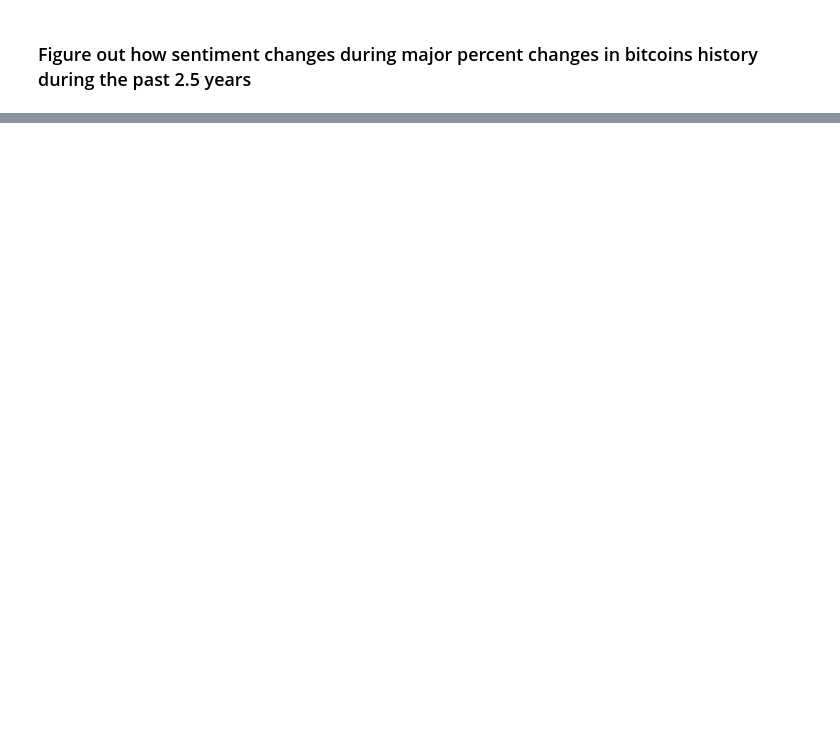
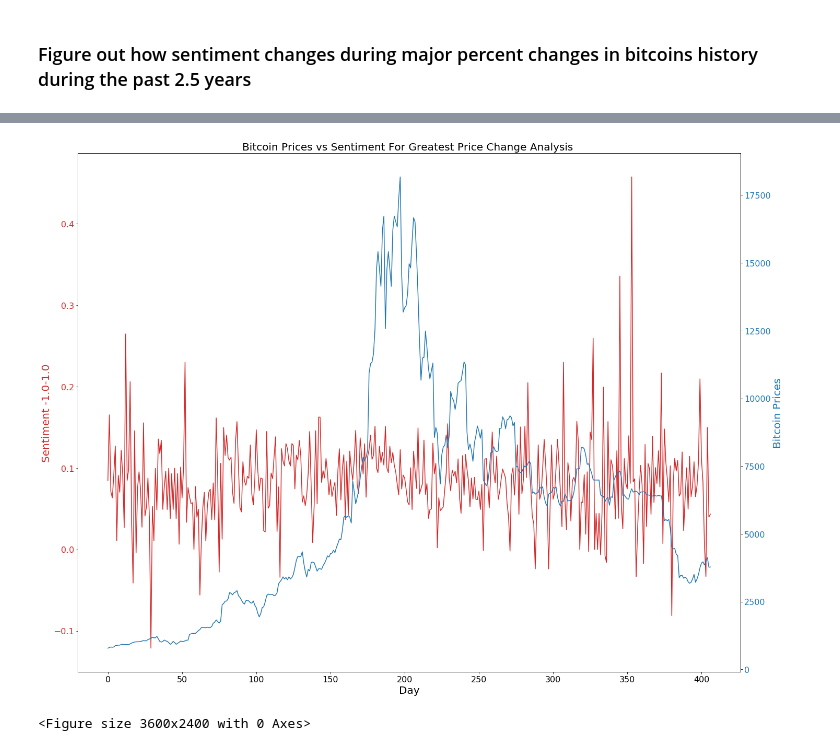
Before and after one commit to MohammadBakir/Bitcoin-Price-Prediction, a Jupyter notebook: sentiment_analysis/bitcoin_news_sentiment_analysis.ipynb, the cells around one changed output, grey strips where cells are left out. Cells and saved outputs as stored; diff of their text form; code cells hidden in the pictures; blank space fills up the shorter version.

Commit message:
Graphed Price vs Sentiment Windows
100 Day Window Increments over 2.5 Years

```diff
--- a/sentiment_analysis/bitcoin_news_sentiment_analysis.ipynb
+++ b/sentiment_analysis/bitcoin_news_sentiment_analysis.ipynb
@@ -209,7 +177,7 @@ def article_loc_of_lrg_coin_price_diff(df_changes,df_sentiment):
 
         if len(location) == 1:
             index = location.index[0]
-            index_range = range(index-3,index+4)
+            index_range = range(index-5,index+6)
             sentiment_prev_post_postive_price_change.append(index_range)
         else:
             pass
@@ -308,0 +205,42 @@ def graph_sentiment(sentiment_data, file_name, type_of_analysis=None):
+# %%
+#Flatten Lists
+articles_sentiment_lrgst_bit_price_chng = [item for sublist in articles_sentiment_lrgst_bit_price_chng for item in sublist]
+bit_price_lrgst_sentiment_chng = [item for sublist in bit_price_lrgst_sentiment_chng for item in sublist]
+# %%
+def graph_price_against_sentiment(article_sentiment_df, bitcoin_price_df, title_description, file_name=None):
+
+    fig, ax1 = plt.subplots(figsize=(20, 15))
+    plt.figure(dpi=600);
+
+    x_axis = [x for x in range(len(article_sentiment_df))]
+
+    color = 'tab:red'
+    ax1.set_title ('Bitcoin Prices vs Sentiment ' +title_description+' Analysis ', fontsize=20)
+    ax1.set_xlabel('Day',fontsize=20)
+    ax1.set_ylabel('Sentiment -1.0-1.0', color=color,fontsize=20)
+    ax1.plot(x_axis, article_sentiment_df, color=color)
+    ax1.tick_params(axis='y', labelcolor=color)
+
+    ax2 = ax1.twinx()  # instantiate a second axes that shares the same x-axis
+
+    color = 'tab:blue'
+    ax2.set_ylabel('Bitcoin Prices', color=color,fontsize=20)  # we already handled the x-label with ax1
+    ax2.plot(x_axis, bitcoin_price_df, color=color)
+    ax2.tick_params(axis='y', labelcolor=color)
+
+    ax1.tick_params(axis="x", labelsize=16)
+    ax1.tick_params(axis="y", labelsize=16)
+    ax2.tick_params(axis="y", labelsize=16)
+
+    fig.tight_layout()
+
+    fig.savefig('./graphs/'+file_name+'.png', dpi=600)
+    #plt.show()
+
+    return None
+# %%
+#Graph Bitcoin Price Vs Sentiment Analysis For Greatest Price Change
+graph_price_against_sentiment(articles_sentiment_lrgst_bit_price_chng,bit_price_lrgst_sentiment_chng,'For Greatest Price Change', 'bitcoin_price_window_price_v_sentiment_with_num')
+# %% [output]
+[figure, added]
+<Figure size 3600x2400 with 0 Axes>
```
Also changed, not shown: parts of 18 cells of this notebook, 9 other files.
